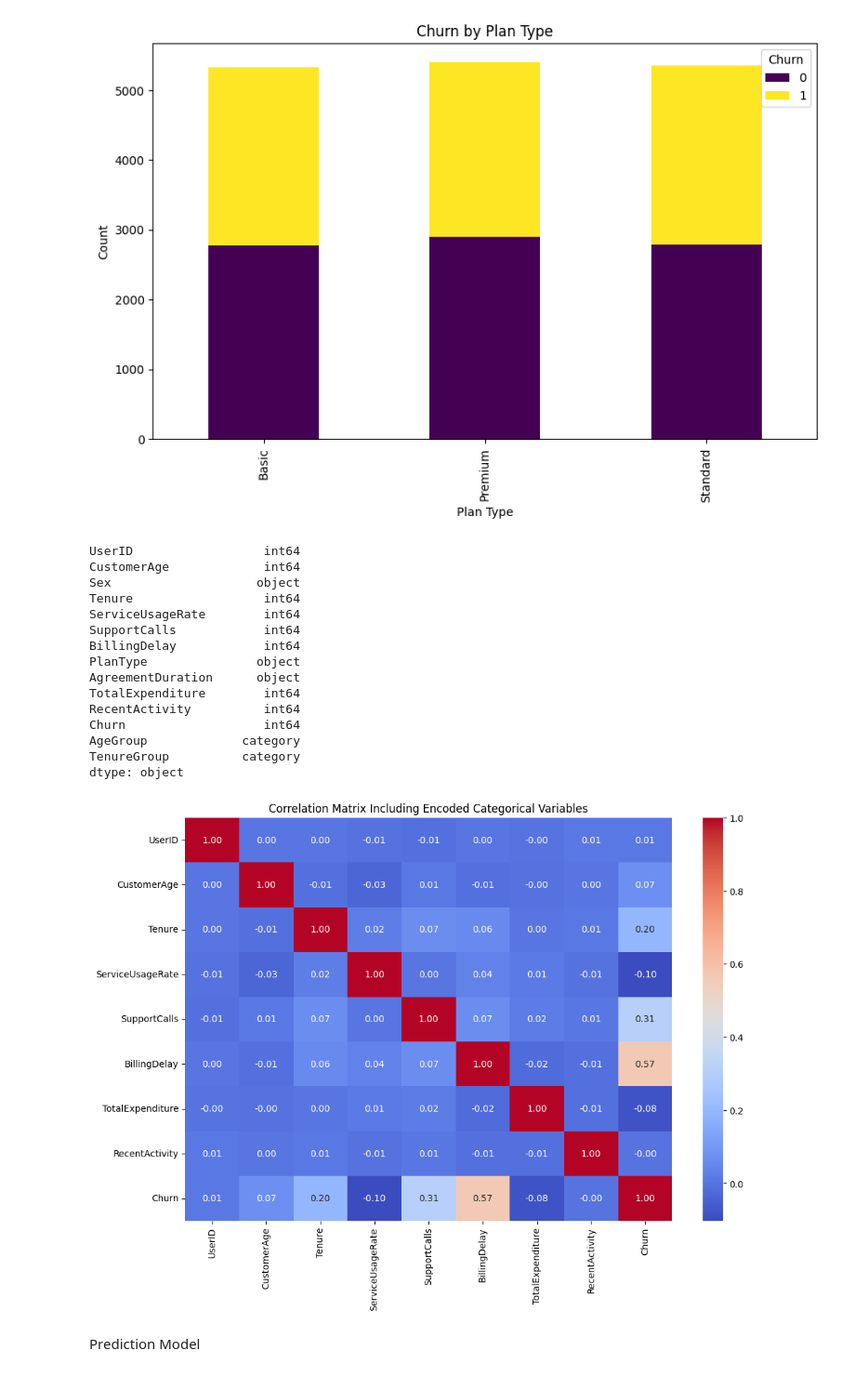
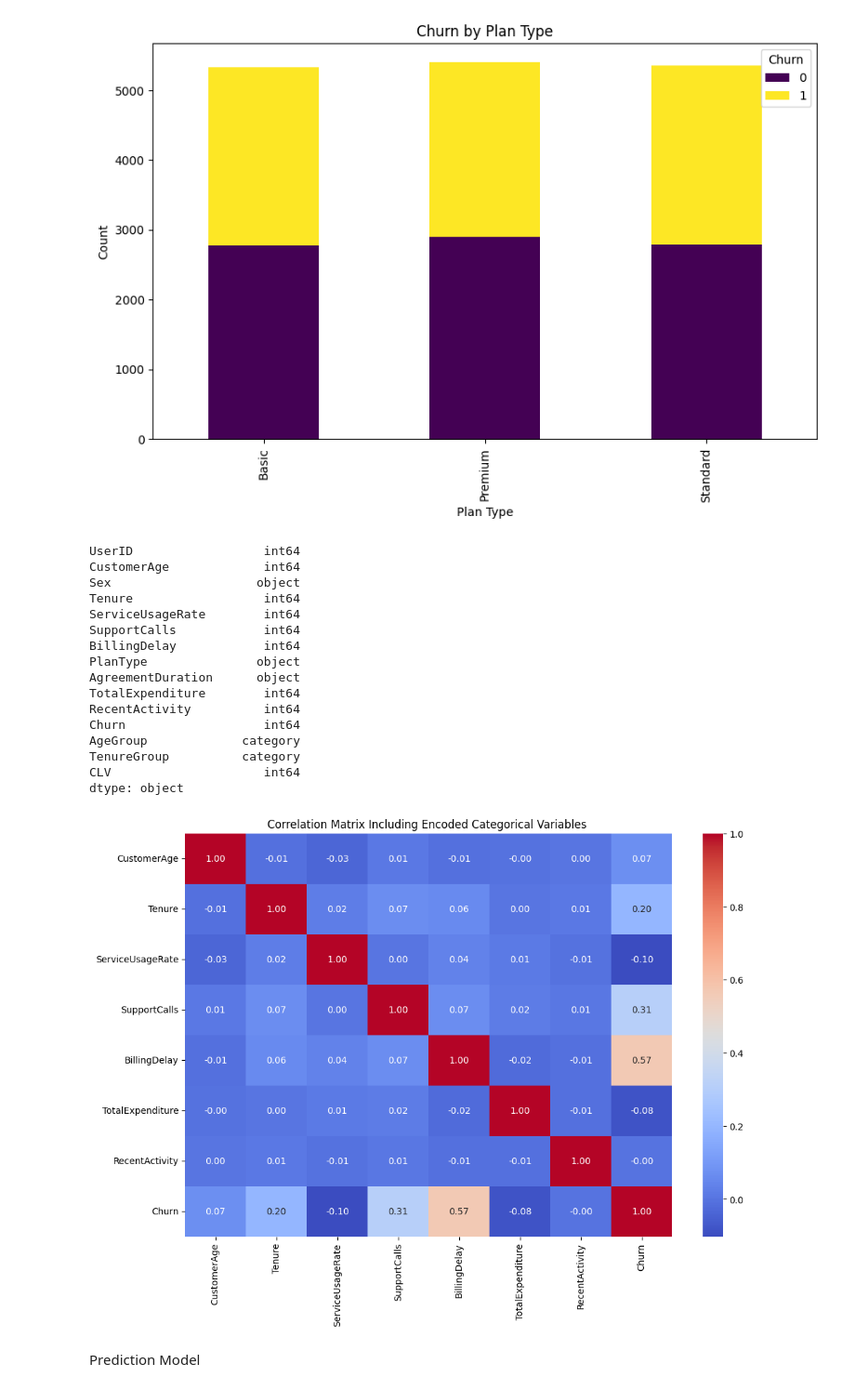
Before and after one commit to Palkush003/Blinkit-Churn-Rate-, a Jupyter notebook: Strategy_Storm.ipynb, the cells around one changed output. Shown at 93% size. Cells and saved outputs as stored; diff of their text form; code cells hidden in the pictures.

```diff
--- a/Strategy_Storm.ipynb
+++ b/Strategy_Storm.ipynb
@@ -343,35 +362,39 @@ data_encoded = pd.get_dummies(data, columns=['Sex', 'PlanType', 'AgreementDurati
 
 # Ensure only numeric columns are included in the correlation matrix
 numeric_data = data_encoded.select_dtypes(include=['number'])
 
+# Remove UserID and CLV columns from the numeric data
+numeric_data = numeric_data.drop(columns=['UserID', 'CLV'], errors='ignore')
+
 # Compute correlation matrix
 correlation_matrix = numeric_data.corr()
 
 # Visualize the correlation matrix
 import matplotlib.pyplot as plt
 import seaborn as sns
 
 plt.figure(figsize=(12, 8))
 sns.heatmap(correlation_matrix, annot=True, cmap='coolwarm', fmt='.2f')
-plt.title("Correlation Matrix Including Encoded Categorical Variables")
+plt.title("Correlation Matrix Including Encoded Categorical Variables ")
 plt.show()
 # %% [output]
 UserID                  int64
 CustomerAge             int64
 Sex                    object
 Tenure                  int64
 ServiceUsageRate        int64
 SupportCalls            int64
 BillingDelay            int64
 PlanType               object
 AgreementDuration      object
 TotalExpenditure        int64
 RecentActivity          int64
 Churn                   int64
 AgeGroup             category
 TenureGroup          category
+CLV                     int64
 dtype: object
-[figure, old version]
+[figure, new version]
 # %% [markdown]
 Prediction Model
 # %%
```
Also changed, not shown: parts of 5 cells of this notebook.
